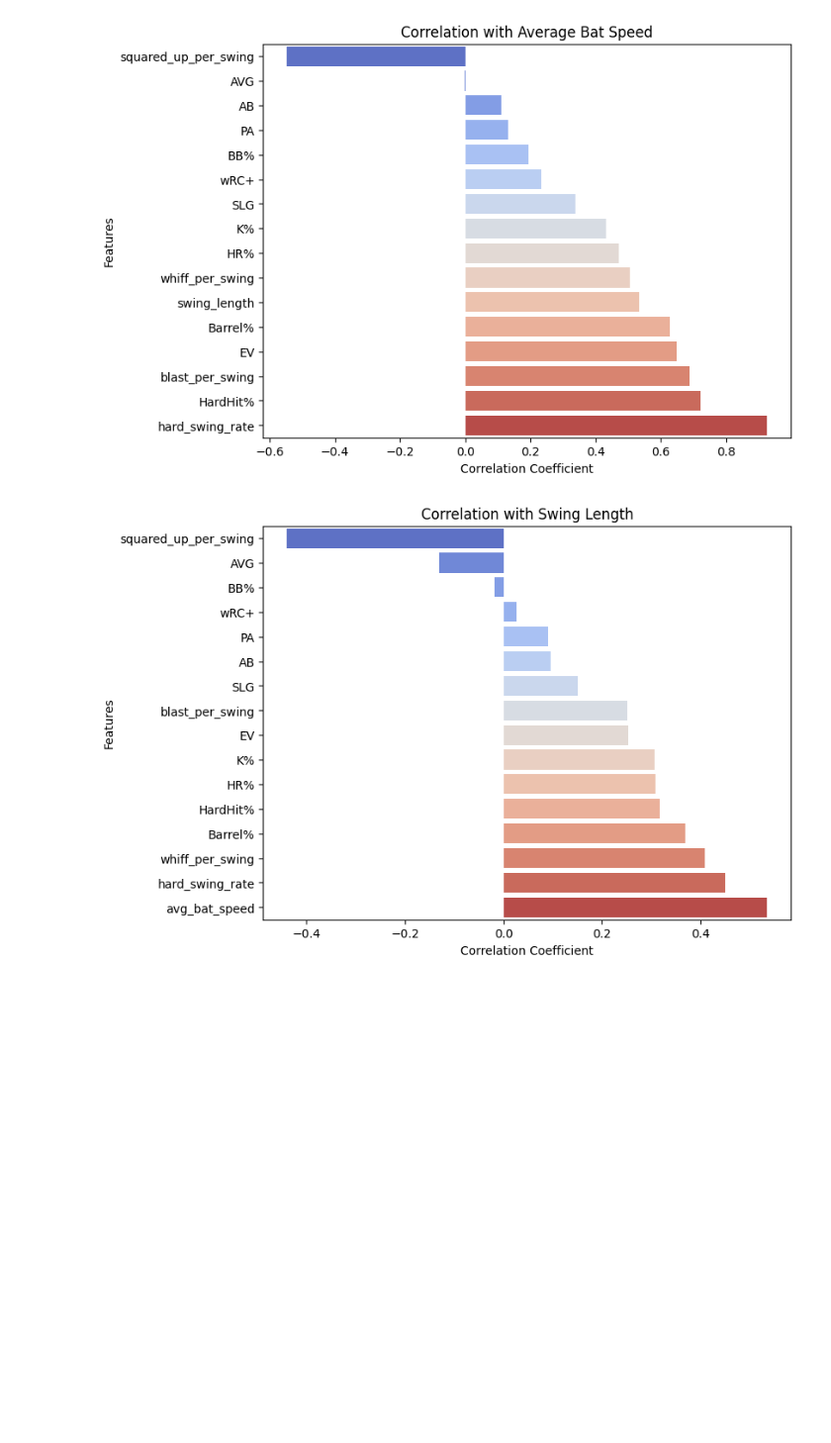
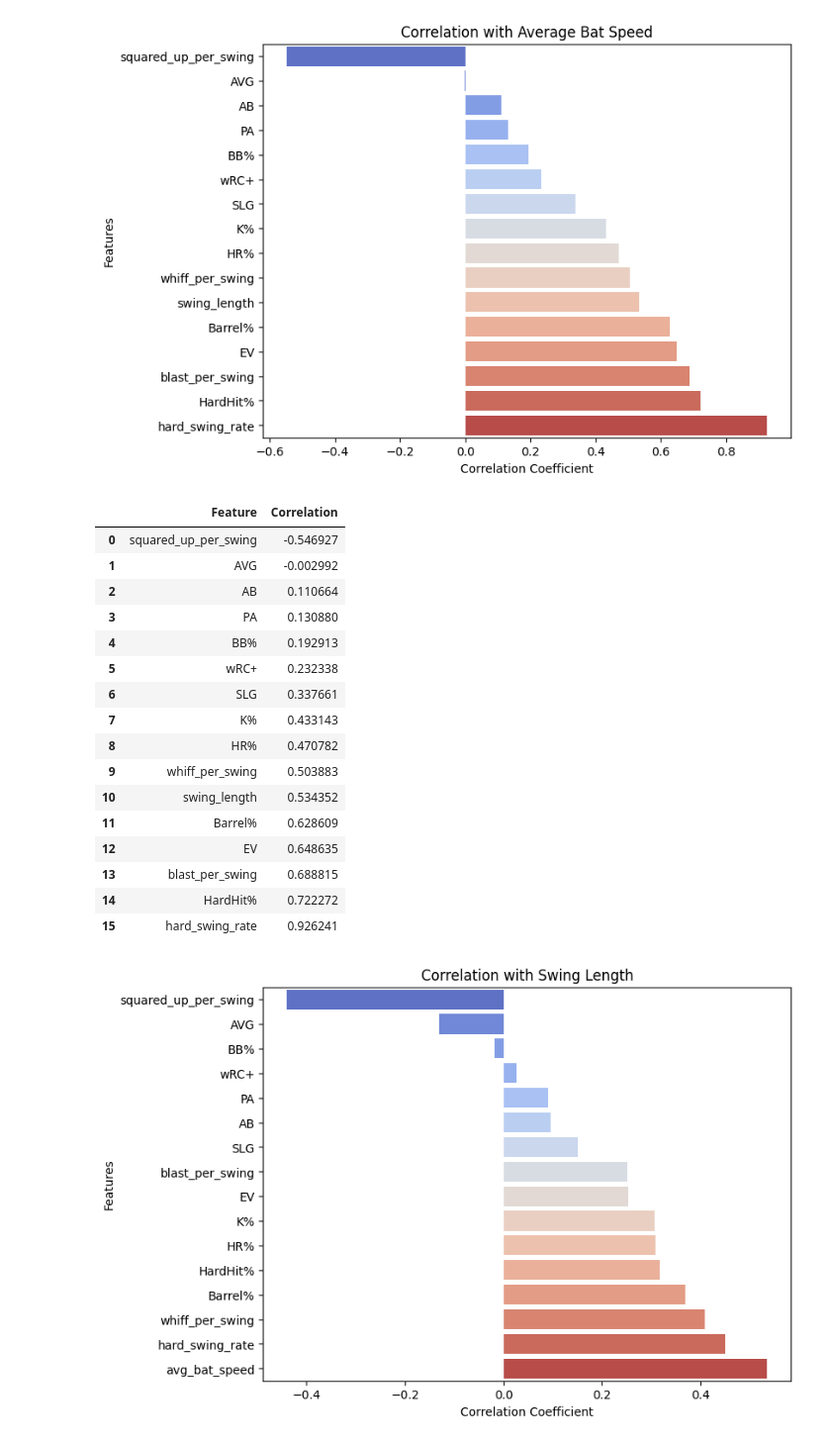
Before and after one commit to jakerood/bat-tracking-capstone, a Jupyter notebook: eda.ipynb, the cells around one changed output. Shown at 99% size. Saved outputs shown, nothing was run; the diff lists cells and outputs as text; code cells hidden in the pictures; blank space fills up the shorter version.

Commit message:
Updated with correlation tables

```diff
--- a/eda.ipynb
+++ b/eda.ipynb
@@ -142,6 +142,26 @@ plt.legend([], [], frameon=False)  # Remove the legend
 plt.show()
 # %% [output]
 [figure]
+# %%
+correlation_df
+# %% [output]
+|  | Feature | Correlation |
+| 0 | squared_up_per_swing | -0.546927 |
+| 1 | AVG | -0.002992 |
+| 2 | AB | 0.110664 |
+| 3 | PA | 0.130880 |
+| 4 | BB% | 0.192913 |
+| 5 | wRC+ | 0.232338 |
+| 6 | SLG | 0.337661 |
+| 7 | K% | 0.433143 |
+| 8 | HR% | 0.470782 |
+| 9 | whiff_per_swing | 0.503883 |
+| 10 | swing_length | 0.534352 |
+| 11 | Barrel% | 0.628609 |
+| 12 | EV | 0.648635 |
+| 13 | blast_per_swing | 0.688815 |
+| 14 | HardHit% | 0.722272 |
+| 15 | hard_swing_rate | 0.926241 |
 # %%
 columns_to_correlate = ['avg_bat_speed', 'hard_swing_rate', 'squared_up_per_swing',
                         'blast_per_swing', 'whiff_per_swing', 'PA', 'AB', 'AVG',
```
Also changed, not shown: parts of 1 cell of this notebook.
